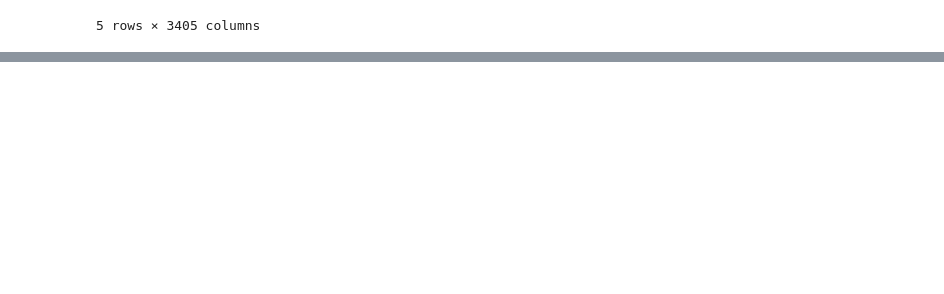
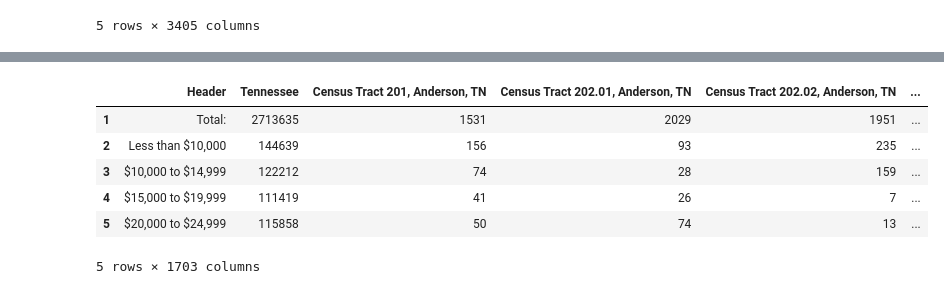
Before and after one commit to marthahunter/food-access, a Jupyter notebook: notebooks/food_access.ipynb, the cells around one changed output, grey strips where cells are left out. Cells and saved outputs as stored; diff of their text form; code cells hidden in the pictures; blank space fills up the shorter version.

```diff
--- a/notebooks/food_access.ipynb
+++ b/notebooks/food_access.ipynb
@@ -145,0 +151,13 @@ census_income_df.head()
+# %%
+# data = data.drop(labels=0, axis=0)
+census_income_df_cleaner = census_income_df_cleaner.drop(labels=0, axis=0)
+# %%
+census_income_df_cleaner.head()
+# %% [output]
+|  | Header | Tennessee | Census Tract 201, Anderson, TN | Census Tract 202.01, Anderson, TN | Census Tract 202.02, Anderson, TN | ... |
+| 1 | Total: | 2713635 | 1531 | 2029 | 1951 | ... |
+| 2 | Less than $10,000 | 144639 | 156 | 93 | 235 | ... |
+| 3 | $10,000 to $14,999 | 122212 | 74 | 28 | 159 | ... |
+| 4 | $15,000 to $19,999 | 111419 | 41 | 26 | 7 | ... |
+| 5 | $20,000 to $24,999 | 115858 | 50 | 74 | 13 | ... |
+5 rows × 1703 columns
```
Also changed, not shown: parts of 6 cells of this notebook.
